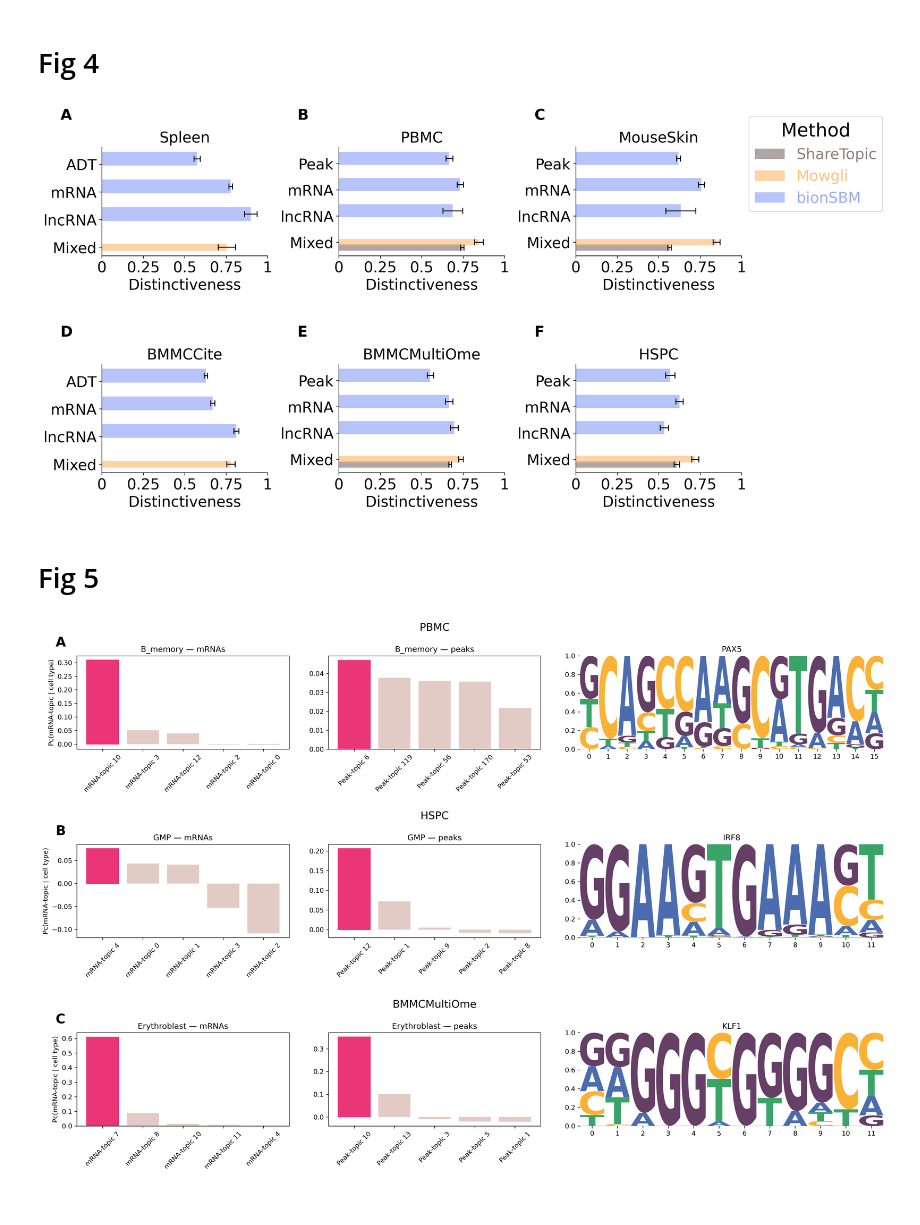
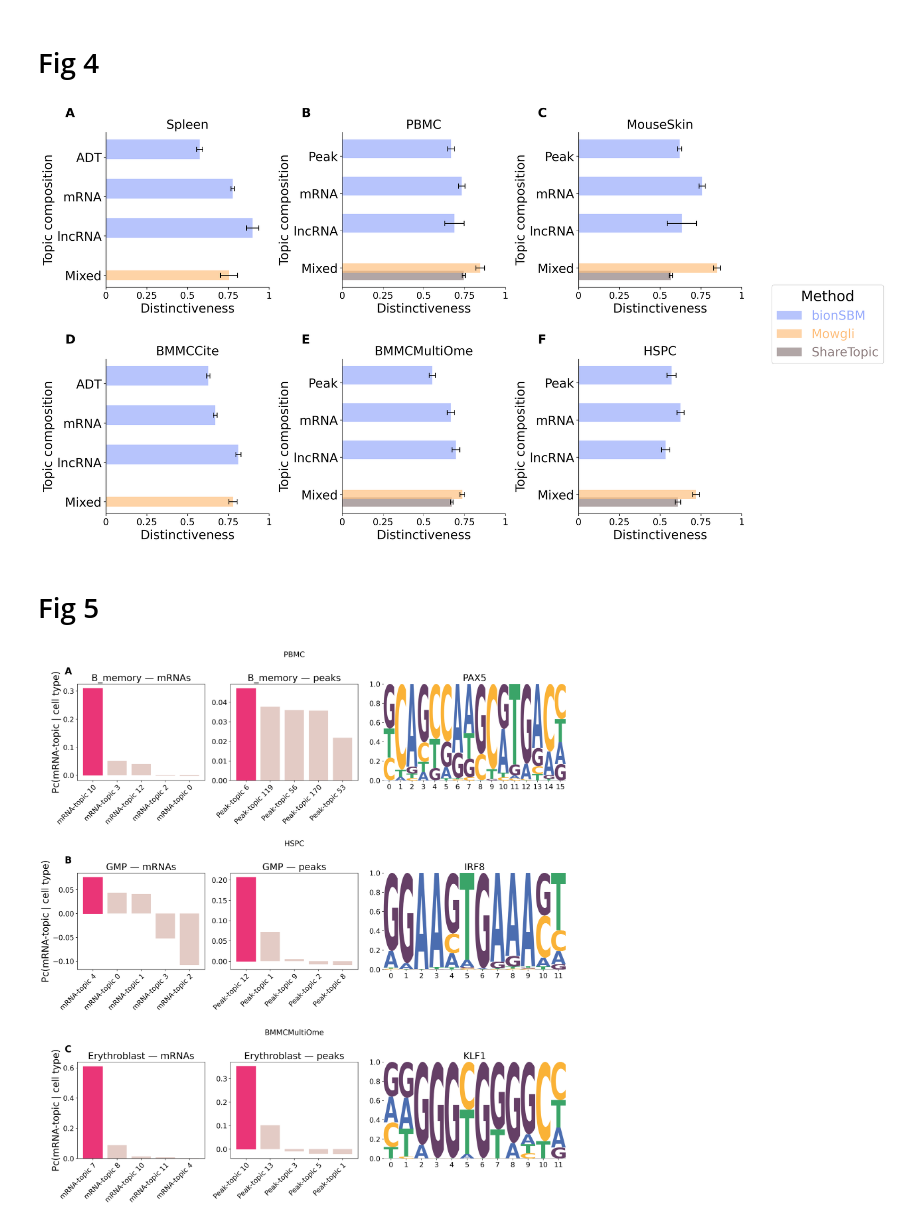
Before and after one commit to gmalagol10/bionsbm, a Jupyter notebook: reproducibility/D_Topics.ipynb, the cells around one changed output. Cells and saved outputs as stored; diff of their text form; code cells hidden in the pictures.

```diff
--- a/reproducibility/D_Topics.ipynb
+++ b/reproducibility/D_Topics.ipynb
@@ -26,11 +26,11 @@ palette={alg : colors_to_use_pastel[i] for i,alg in enumerate(["ShareTopic","Mow
 # %%
 params = {'axes.labelsize': 20,
          'axes.titlesize': 20,
-         'xtick.labelsize' : 20,
-         'ytick.labelsize': 20,
+         'xtick.labelsize' : 15,
+         'ytick.labelsize': 15,
          "lines.linewidth" : 4,
          "figure.dpi" : 300,
-         "figure.figsize": [16, 8]}
+         "figure.figsize": [16, 10]}
 plt.rcParams.update(params)
 fig, axs = plt.subplots(2,3)
 axs=axs.flatten()
@@ -72,16 +72,18 @@ for l, dataset in enumerate(["Spleen","PBMC","MouseSkin", "BMMCCite", "BMMCMulti
     axs[l].set_title(dataset)
     axs[l].set_xlim([0, 1])
     axs[l].set_yticks(range(len(order)), range(len(order)), fontsize=20)
-
     axs[l].set_yticklabels(order)
     axs[l].set_xticks([0,0.25, 0.5, 0.75, 1],["0","0.25", "0.5", "0.75", "1"])
     axs[l].set_xlabel("Specificity")
-    axs[l].annotate(string.ascii_uppercase[l],xy=(-0.25, 1.25),xycoords='axes fraction',fontsize=20,fontweight="bold",ha='left')
+    axs[l].set_ylabel("Topic composition")
+    axs[l].annotate(string.ascii_uppercase[l],xy=(-0.25, 1.1),xycoords='axes fraction',fontsize=20,fontweight="bold",ha='left')
 
 handles, labels = axs[2].get_legend_handles_labels()
-axs[2].legend(handles, labels,bbox_to_anchor=(1, 1.35), title="Method",fontsize=20,title_fontsize=25, labelcolor=palette.values())
-
-
+desired_order = ["bionSBM", "Mowgli", "ShareTopic"]
+order_idx = [labels.index(m) for m in desired_order]
+handles = [handles[i] for i in order_idx]
+labels = [labels[i] for i in order_idx]
+fig.legend(handles, labels, loc="center left", bbox_to_anchor=(1.02, 0.5), ncol=1, title="Method", fontsize=20, title_fontsize=23, labelcolor=[palette[key] for key in labels])
 fig.tight_layout(h_pad=3)
 plt.savefig(f"Figures/bionSBM_Fig3.png", format="png", dpi=300, bbox_inches='tight')
 plt.show()
@@ -92,11 +94,11 @@ plt.show()
 # %%
 params = {'axes.labelsize': 20,
          'axes.titlesize': 20,
-         'xtick.labelsize' : 20,
-         'ytick.labelsize': 20,
+         'xtick.labelsize' : 15,
+         'ytick.labelsize': 15,
          "lines.linewidth" : 4,
          "figure.dpi" : 300,
-         "figure.figsize": [16, 8]}
+         "figure.figsize": [16, 10]}
 plt.rcParams.update(params)
 fig, axs = plt.subplots(2,3)
 axs=axs.flatten()
@@ -117,41 +119,43 @@ for l, dataset in enumerate(["Spleen","PBMC","MouseSkin", "BMMCCite", "BMMCMulti
 
         means = d.groupby("FS")["Topics_distinctiveness"].mean()
         sems  = 3*d.groupby("FS")["Topics_distinctiveness"].sem()
 
         fs_present = [o for o in order if o in means.index]
         y_positions = np.array([order.index(o) for o in fs_present], dtype=float)
         offset = (i - (len(palette) - 1) / 2) * 0.2
         y_positions += offset
 
         # Horizontal bar
         height = 0.5 if meth == "bionSBM" else 0.25
         axs[l].barh(y_positions,means[fs_present],height=height,color=palette[meth],alpha=0.7,label=meth)
 
         # Error bars aligned with the bar
         axs[l].errorbar(x=means[fs_present],y=y_positions,xerr=sems[fs_present],fmt='none',ecolor='black',elinewidth=1.2,capsize=4,capthick=1.2)
 
     axs[l].spines['top'].set_visible(False)
     axs[l].spines['right'].set_visible(False)
     axs[l].spines['bottom'].set_visible(True)
     axs[l].spines['left'].set_visible(True)
     axs[l].set_title(dataset)
     axs[l].set_xlim([0, 1])
-    axs[l].set_yticks(range(len(order)))
+    axs[l].set_yticks(range(len(order)), range(len(order)), fontsize=20)
     axs[l].set_yticklabels(order)
     axs[l].set_xticks([0,0.25, 0.5, 0.75, 1],["0","0.25", "0.5", "0.75", "1"])
-    axs[l].annotate(string.ascii_uppercase[l],xy=(-0.25, 1.25),xycoords='axes fraction',fontsize=20,fontweight="bold",ha='left')
+    axs[l].set_xlabel("Distinctiveness")
+    axs[l].set_ylabel("Topic composition")
+    axs[l].annotate(string.ascii_uppercase[l],xy=(-0.25, 1.1),xycoords='axes fraction',fontsize=20,fontweight="bold",ha='left')
 
 handles, labels = axs[2].get_legend_handles_labels()
-axs[2].legend(handles, labels,bbox_to_anchor=(1, 1.35), title="Method",fontsize=20,title_fontsize=25, labelcolor=palette.values())
-
-for ax in axs:
-    ax.set_xlabel("Distinctiveness")
-
+desired_order = ["bionSBM", "Mowgli", "ShareTopic"]
+order_idx = [labels.index(m) for m in desired_order]
+handles = [handles[i] for i in order_idx]
+labels = [labels[i] for i in order_idx]
+fig.legend(handles, labels, loc="center left", bbox_to_anchor=(1.02, 0.5), ncol=1, title="Method", fontsize=20, title_fontsize=23, labelcolor=[palette[key] for key in labels])
 fig.tight_layout(h_pad=3)
 plt.savefig(f"Figures/bionSBM_Fig4.png", format="png", dpi=300, bbox_inches='tight')
 plt.show()
 # %% [output]
-[figure, old version]
+[figure, new version]
 # %% [markdown]
 # Fig 5
 # %%
@@ -178,8 +182,15 @@ top_n = 5
 # ---------------------------------------------
 # Create single 3x3 figure
 # ---------------------------------------------
-fig, axes = plt.subplots(3, 3, figsize=(18, 12), dpi=300, gridspec_kw={"width_ratios": [0.7, 0.7, 1]})
-
+params = {'axes.labelsize': 20,
+         'axes.titlesize': 20,
+         'xtick.labelsize' : 15,
+         'ytick.labelsize': 15,
+         "lines.linewidth" : 4,
+         "figure.dpi" : 300,
+         "figure.figsize": [16, 10]}
+plt.rcParams.update(params)
+fig, axes = plt.subplots(3, 3, figsize=(16, 17), dpi=300, gridspec_kw={"width_ratios": [0.7, 0.7, 1]},constrained_layout=True)
 for i, (_, row) in enumerate(validation_df.iterrows()):
 
     dataset = row["Dataset"]
@@ -261,7 +272,7 @@ for i, (_, row) in enumerate(validation_df.iterrows()):
         bars[idx].set_color(HIGHLIGHT_COLOR)
 
     ax_m.set_xticks(range(len(mrna_top)))
-    ax_m.set_xticklabels(mrna_top.index.str.replace("A_t","A-t").str.replace("_"," "), rotation=45)
+    ax_m.set_xticklabels(mrna_top.index.str.replace("A_t","A-t").str.replace("_"," "), rotation=45, ha="right", rotation_mode="anchor")
     ax_m.set_title(f"{cell_type_to_plot} — mRNAs")
     ax_m.set_ylabel("Pc(mRNA-topic | cell type)")
     ax_m.text(-0.1, 1.1, string.ascii_uppercase[i], transform=ax_m.transAxes, fontsize=20, fontweight='bold')
@@ -277,7 +288,7 @@ for i, (_, row) in enumerate(validation_df.iterrows()):
         bars[idx].set_color(HIGHLIGHT_COLOR)
 
     ax_p.set_xticks(range(len(peak_top)))
-    ax_p.set_xticklabels(peak_top.index.str.replace("k_t","k-t").str.replace("_"," "), rotation=45)
+    ax_p.set_xticklabels(peak_top.index.str.replace("k_t","k-t").str.replace("_"," "), rotation=45, ha="right", rotation_mode="anchor")
     ax_p.set_title(f"{cell_type_to_plot} — peaks")
     ax_p.text(0.5, 1.3, dataset, transform=ax_p.transAxes, fontsize=16, ha="center", va="center")
     # ---------------------------------------------
@@ -304,9 +315,8 @@ for i, (_, row) in enumerate(validation_df.iterrows()):
 
     ax_logo.set_title(row["Gene in mRNA-Topic"])
     ax_logo.set_ylabel("")
-
-plt.tight_layout(w_pad=3)
+plt.tight_layout()
 plt.savefig(f"Figures/bionSBM_Fig5.png", format="png", dpi=300, bbox_inches='tight')
 plt.show()
 # %% [output]
-[figure, old version]
+[figure, new version]
```
Also changed, not shown: parts of 6 cells of this notebook, 4 other files.
